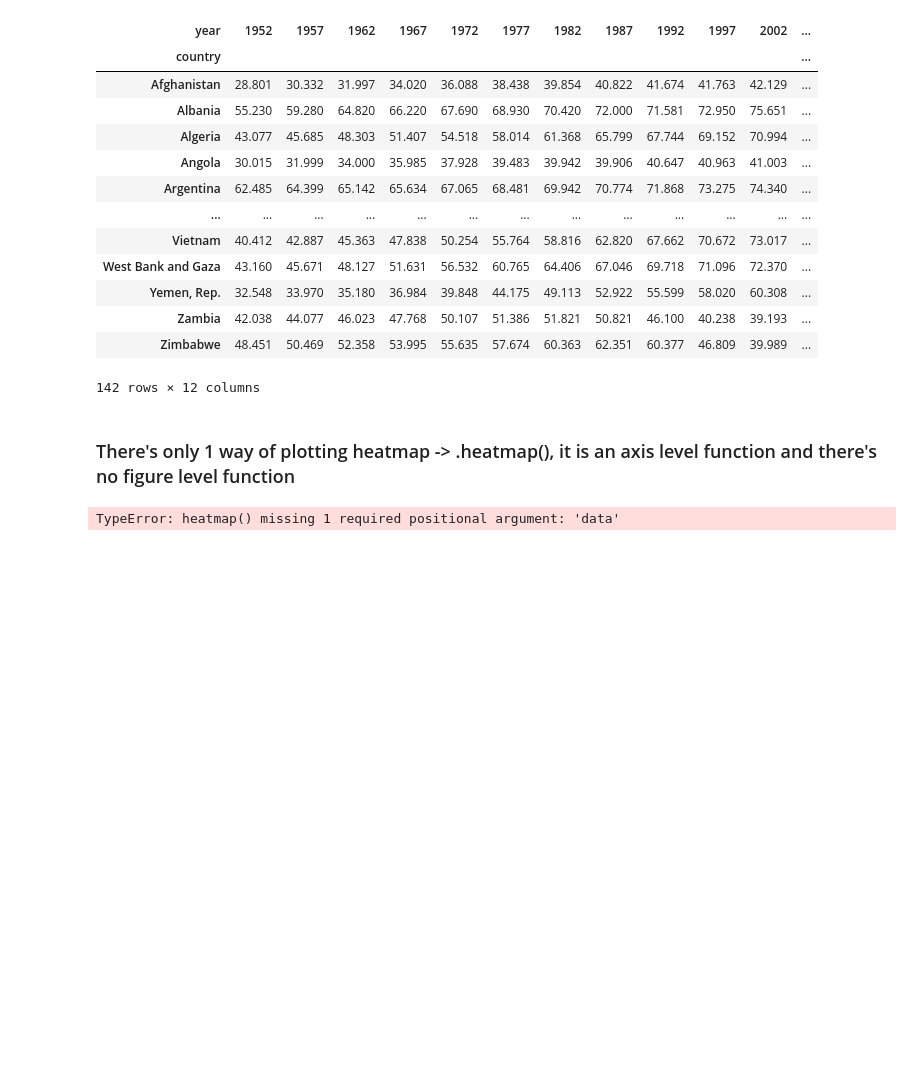
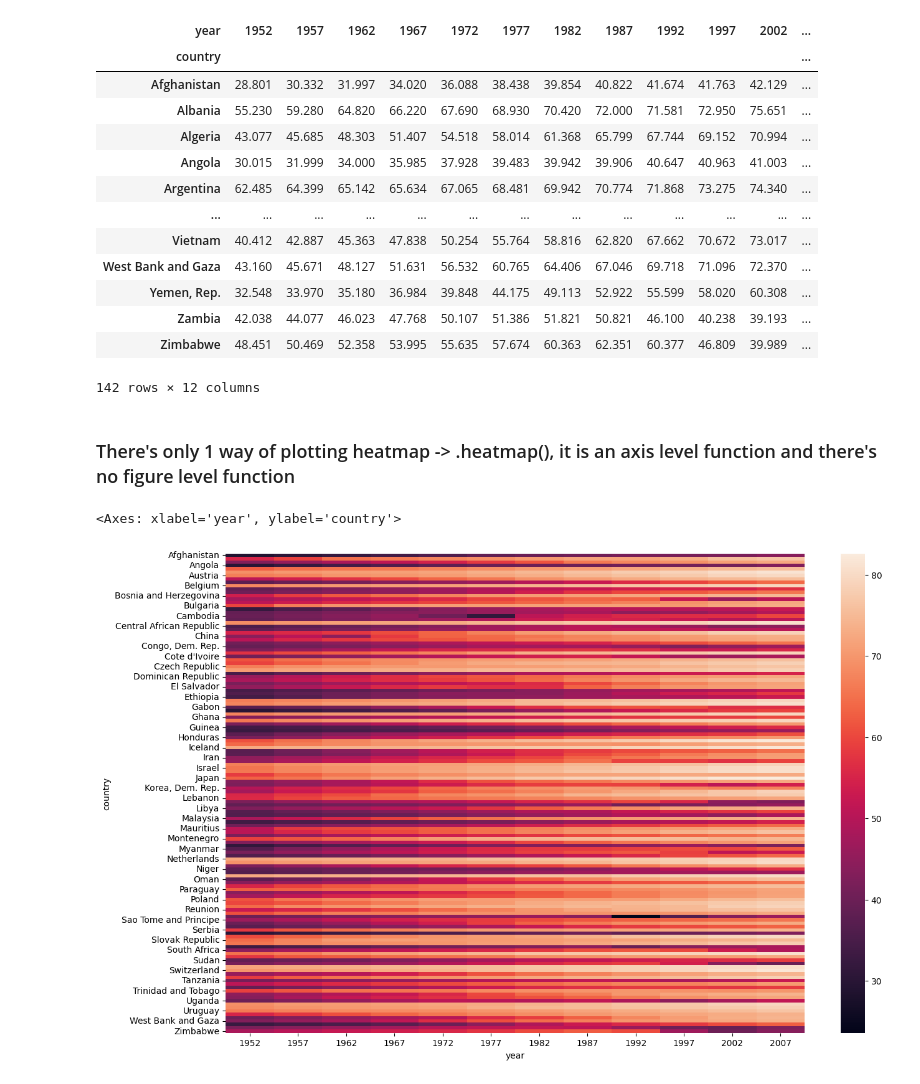
Before and after one commit to mohitjaryal/seaborn, a Jupyter notebook: Matrix-Plot/heatmap.ipynb, the cells around one changed output. Saved outputs shown, nothing was run; the diff lists cells and outputs as text; code cells hidden in the pictures; blank space fills up the shorter version.

```diff
--- a/Matrix-Plot/heatmap.ipynb
+++ b/Matrix-Plot/heatmap.ipynb
@@ -31,6 +31,8 @@ temp
 ### There's only 1 way of plotting heatmap -> .heatmap(), it is an axis level function and there's no figure level function
 # %%
 # heatmap
-sns.heatmap()
+plt.figure(figsize=(15,10))
+sns.heatmap(temp)
 # %% [output]
-TypeError: heatmap() missing 1 required positional argument: 'data'
+<Axes: xlabel='year', ylabel='country'>
+[figure, added]
```
